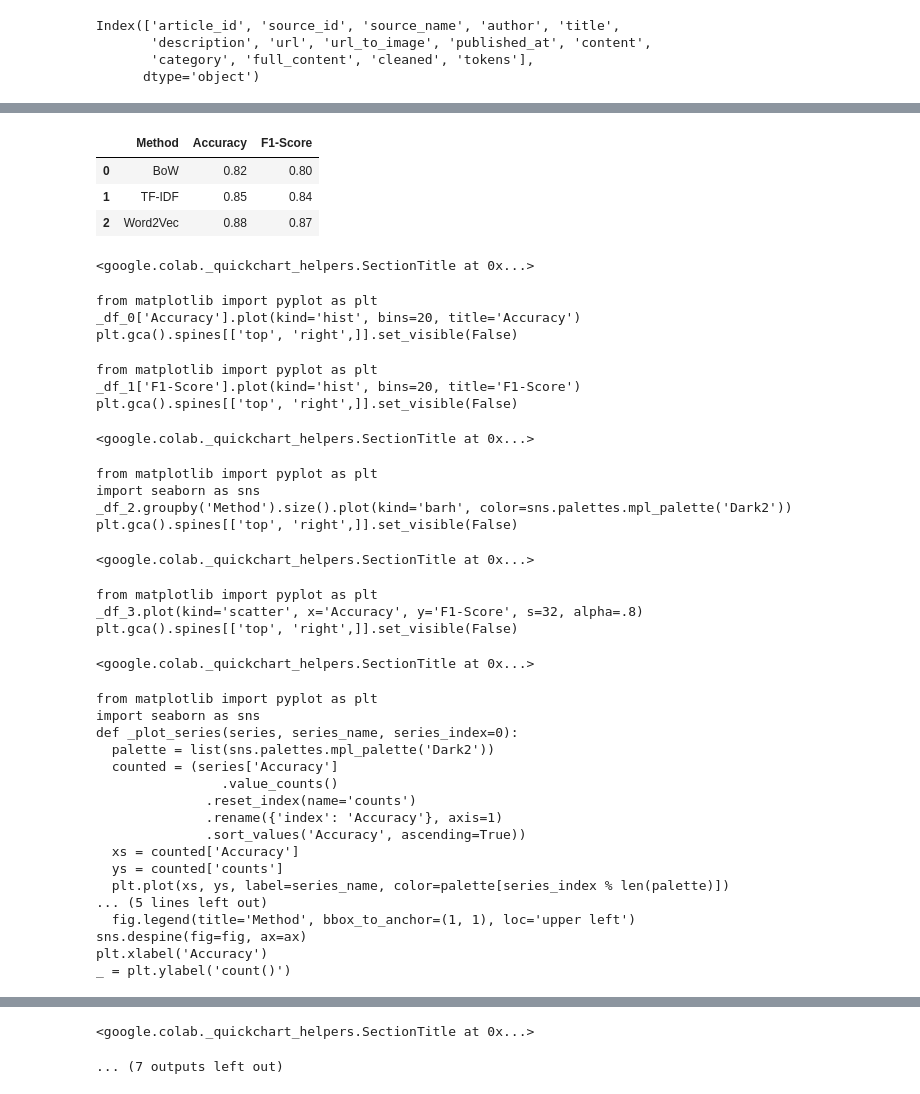
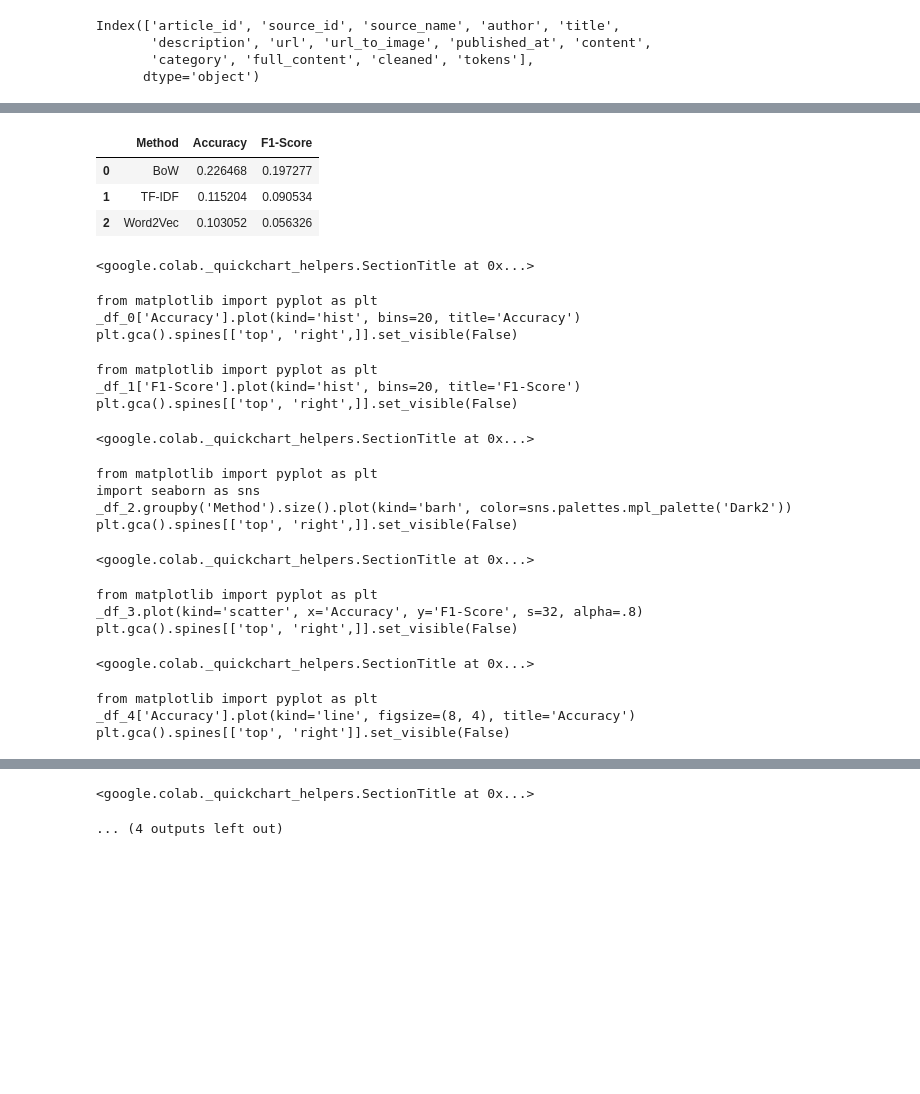
Before and after one commit to MohammedGamil19/NLP-Feature-Extraction, a Jupyter notebook: Comparison_of_methods,_interpretation_of_results.ipynb, the cells around one changed output, grey strips where cells are left out. Cells and saved outputs as stored; diff of their text form; code cells hidden in the pictures; blank space fills up the shorter version.

```diff
--- a/Comparison_of_methods,_interpretation_of_results.ipynb
+++ b/Comparison_of_methods,_interpretation_of_results.ipynb
@@ -260,0 +356,35 @@ BoW Results:
+# %%
+import gensim
+from gensim.models import Word2Vec
+from nltk.tokenize import word_tokenize
+import numpy as np
+nltk.download('punkt')
+
+df_cleaned_target['tokens'] = df_cleaned_target['cleaned'].apply(word_tokenize)
+
+# Train Word2Vec
+w2v_model = Word2Vec(sentences=df_cleaned_target['tokens'], vector_size=100, window=5, min_count=2, workers=4)
+
+def document_vector(doc):
+    doc = [word for word in doc if word in w2v_model.wv]
+    return np.mean(w2v_model.wv[doc], axis=0) if len(doc) > 0 else np.zeros(100)
+
+X_w2v = np.array([document_vector(doc) for doc in df_cleaned_target['tokens']])
+
+# Remove rows with NaN vectors
+valid_idx = ~np.isnan(X_w2v).any(axis=1)
+X_w2v = X_w2v[valid_idx]
+y_valid = y.iloc[valid_idx]
+
+X_train, X_test, y_train, y_test = train_test_split(X_w2v, y_valid, test_size=0.2, random_state=42)
+
+model = LogisticRegression(max_iter=10)
+model.fit(X_train, y_train)
+y_pred = model.predict(X_test)
+
+acc_w2v = accuracy_score(y_test, y_pred)
+f1_w2v = f1_score(y_test, y_pred, average='weighted')
+
+print(f"Word2Vec - Accuracy: {acc_w2v:.2f}, F1-Score: {f1_w2v:.2f}")
+print("Word2Vec Results:")
+print(classification_report(y_test, y_pred))
@@ -261,16 +423,16 @@ BoW Results:
 # %%
-# Example
 comparison = {
     'Method': ['BoW', 'TF-IDF', 'Word2Vec'],
-    'Accuracy': [0.82, 0.85, 0.88],  # Fill with real results
-    'F1-Score': [0.80, 0.84, 0.87],
+    'Accuracy': [acc_bow, acc_tfidf, acc_w2v],
+    'F1-Score': [f1_bow, f1_tfidf, f1_w2v],
 }
+
 pd.DataFrame(comparison)
 # %% [output]
 |  | Method | Accuracy | F1-Score |
-| 0 | BoW | 0.82 | 0.80 |
-| 1 | TF-IDF | 0.85 | 0.84 |
-| 2 | Word2Vec | 0.88 | 0.87 |
+| 0 | BoW | 0.226468 | 0.197277 |
+| 1 | TF-IDF | 0.115204 | 0.090534 |
+| 2 | Word2Vec | 0.103052 | 0.056326 |
 <google.colab._quickchart_helpers.SectionTitle at 0x...>
 from matplotlib import pyplot as plt
 _df_0['Accuracy'].plot(kind='hist', bins=20, title='Accuracy')
@@ -289,20 +451,6 @@ _df_3.plot(kind='scatter', x='Accuracy', y='F1-Score', s=32, alpha=.8)
 plt.gca().spines[['top', 'right',]].set_visible(False)
 <google.colab._quickchart_helpers.SectionTitle at 0x...>
 from matplotlib import pyplot as plt
-import seaborn as sns
-def _plot_series(series, series_name, series_index=0):
-  palette = list(sns.palettes.mpl_palette('Dark2'))
-  counted = (series['Accuracy']
-                .value_counts()
-              .reset_index(name='counts')
-              .rename({'index': 'Accuracy'}, axis=1)
-              .sort_values('Accuracy', ascending=True))
-  xs = counted['Accuracy']
-  ys = counted['counts']
-  plt.plot(xs, ys, label=series_name, color=palette[series_index % len(palette)])
-... (5 lines left out)
-  fig.legend(title='Method', bbox_to_anchor=(1, 1), loc='upper left')
-sns.despine(fig=fig, ax=ax)
-plt.xlabel('Accuracy')
-_ = plt.ylabel('count()')
+_df_4['Accuracy'].plot(kind='line', figsize=(8, 4), title='Accuracy')
+plt.gca().spines[['top', 'right']].set_visible(False)
 from matplotlib import pyplot as plt
@@ -325,2 +459,2 @@ _ = plt.ylabel('count()')
 <google.colab._quickchart_helpers.SectionTitle at 0x...>
-... (7 outputs left out)
+... (4 outputs left out)
```
Also changed, not shown: parts of 5 cells of this notebook.
